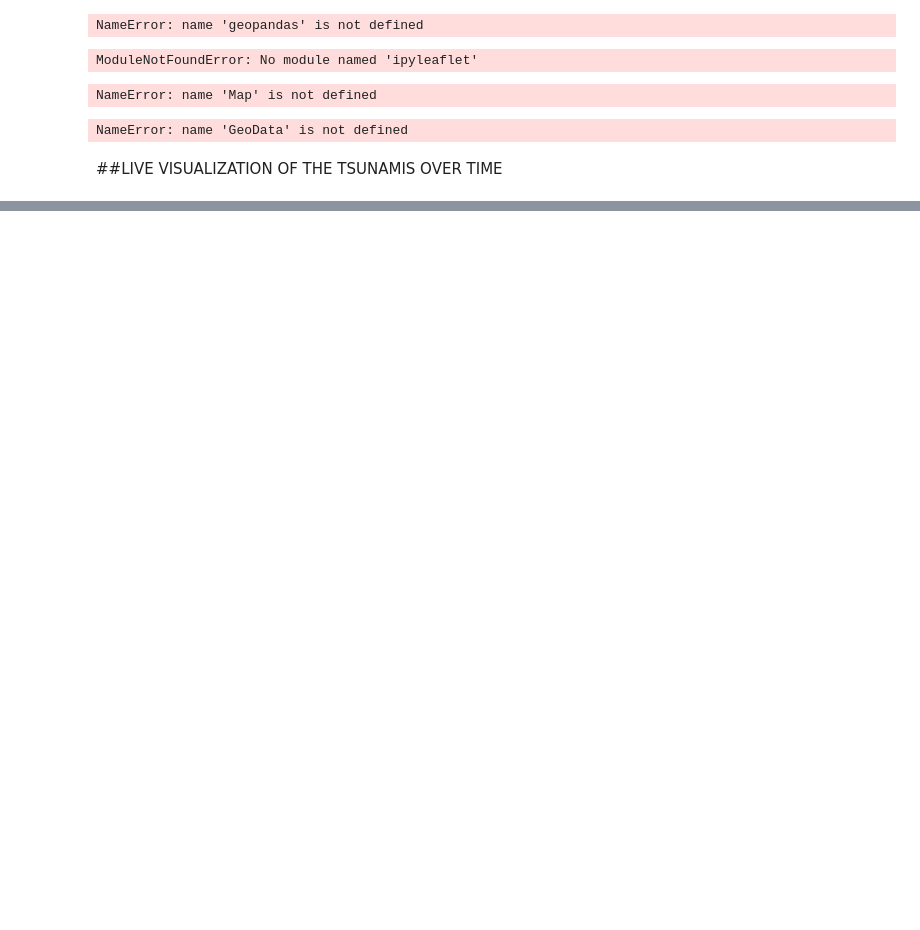
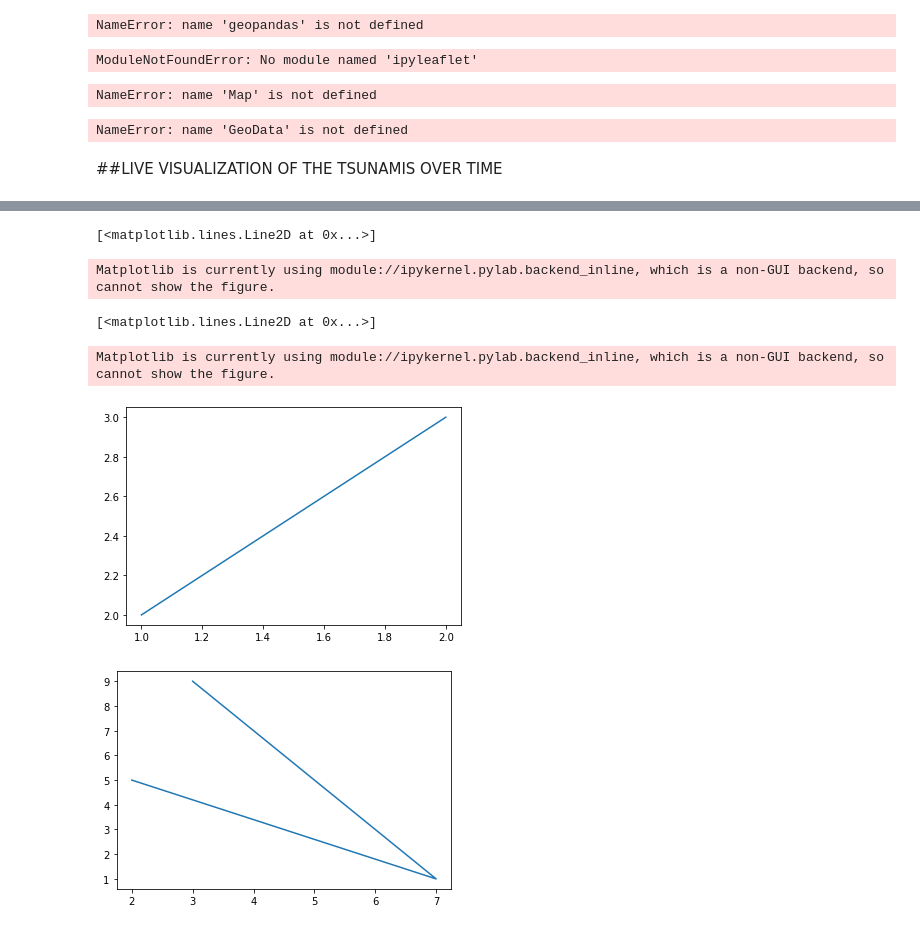
Before and after one commit to ImyPG/Natural-Disaster-Prediction, a Jupyter notebook: Interactive_visualization.ipynb, the cells around one changed output, grey strips where cells are left out. Saved outputs shown, nothing was run; the diff lists cells and outputs as text; code cells hidden in the pictures; blank space fills up the shorter version.

```diff
--- a/Interactive_visualization.ipynb
+++ b/Interactive_visualization.ipynb
@@ -467,0 +442,16 @@ plt.ylabel('Events');
+# %%
+import matplotlib.pyplot as plt
+#One way to plot two figure at once
+f = plt.figure(1)
+plt.plot([1,2],[2,3])
+f.show()
+g = plt.figure(2)
+plt.plot([2,7,3],[5,1,9])
+g.show()
+# %% [output]
+[<matplotlib.lines.Line2D at 0x...>]
+Matplotlib is currently using module://ipykernel.pylab.backend_inline, which is a non-GUI backend, so cannot show the figure.
+[<matplotlib.lines.Line2D at 0x...>]
+Matplotlib is currently using module://ipykernel.pylab.backend_inline, which is a non-GUI backend, so cannot show the figure.
+[figure, added]
+[figure, added]
```
Also changed, not shown: parts of 24 cells of this notebook, 8 other files.
